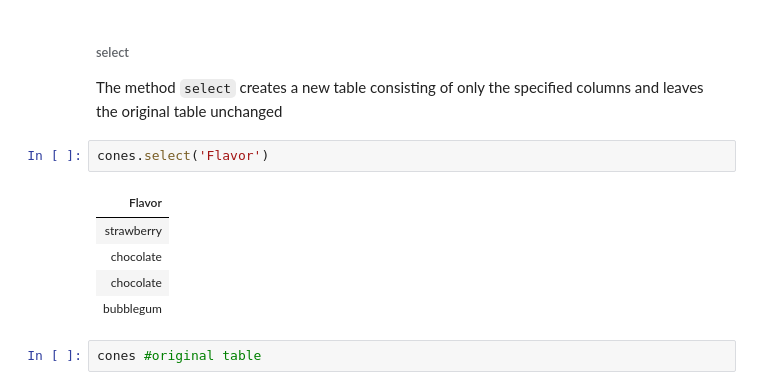
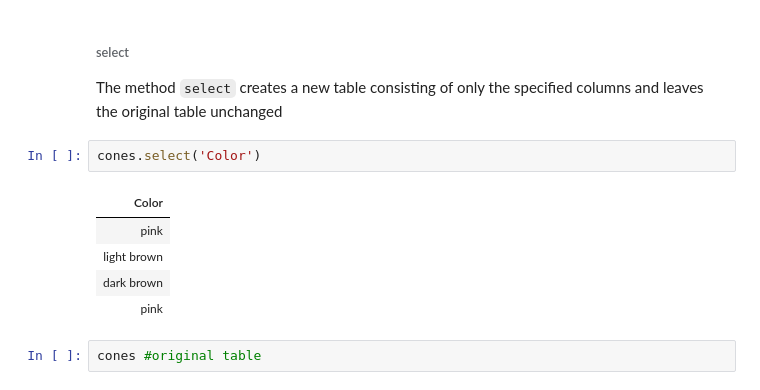
Before and after one commit to ucsb-ds/cmpsc5a-llm-w24-students, a Jupyter notebook: lectures/Notebook-1.ipynb, the cells around one changed output. Drawn from its saved outputs; the diff is of its cells as text.

```diff
--- a/lectures/Notebook-1.ipynb
+++ b/lectures/Notebook-1.ipynb
@@ -262,13 +268,13 @@ cones.show(2)
 
 The method `select` creates a new table consisting of only the specified columns and leaves the original table unchanged
 # %%
-cones.select('Flavor')
+cones.select('Color')
 # %% [output]
-| Flavor |
-| strawberry |
-| chocolate |
-| chocolate |
-| bubblegum |
+| Color |
+| pink |
+| light brown |
+| dark brown |
+| pink |
 # %%
 cones #original table
 # %% [output]
```
Also changed, not shown: parts of 2 cells of this notebook.
